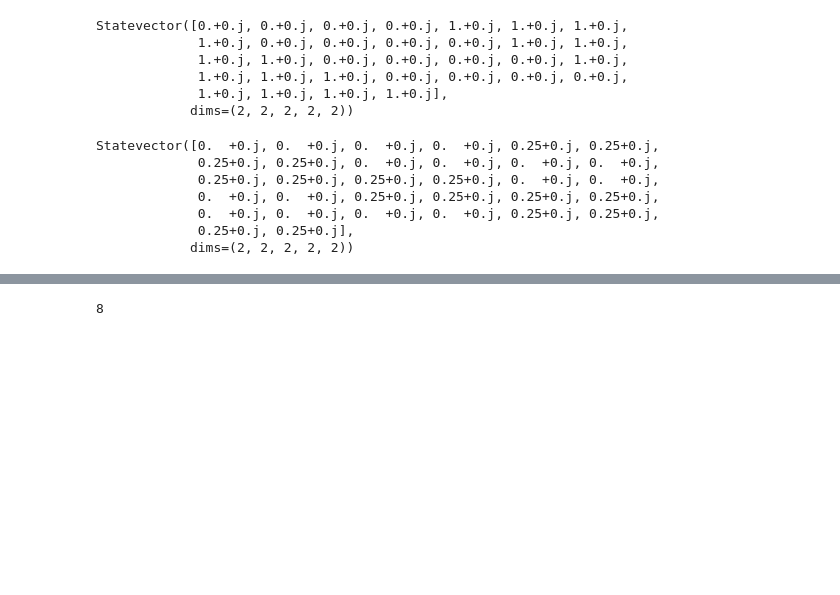
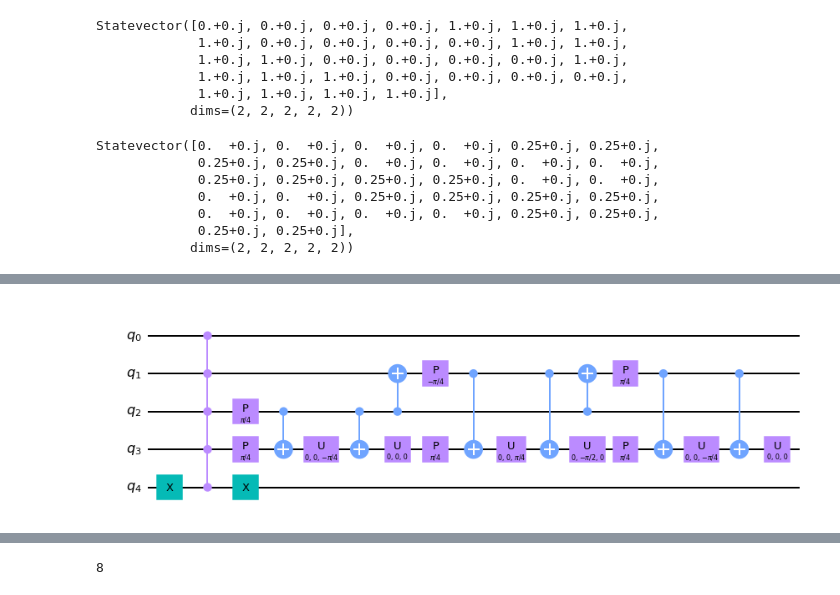
Before and after one commit to Eagle-quantum/QuPCA, a Jupyter notebook: new_tomography.ipynb, the cells around one changed output, grey strips where cells are left out. Drawn from its saved outputs; the diff is of its cells as text; code cells hidden in the pictures; blank space fills up the shorter version.

```diff
--- a/new_tomography.ipynb
+++ b/new_tomography.ipynb
@@ -295,0 +359,13 @@ state_preparation.h(2)
+# %%
+from qiskit.circuit.library.phase_oracle import PhaseOracle
+expression = '(a & b & c & d & e) | (e & d & b & ~a & c)| (~e & d & b & ~a & c)'
+#expression = '(c & d & e) | (~c&d&e)'
+phaseOracle=PhaseOracle(expression)
+'''state_preparation=QuantumCircuit(5)
+for i in range(5):
+    state_preparation.h(i)'''
+groverOperator=GroverOperator(oracle=phaseOracle,insert_barriers=True)
+expression_problem = AmplificationProblem(phaseOracle,grover_operator=groverOperator)
+display(expression_problem.grover_operator.oracle.decompose().draw(output='mpl'))
+# %% [output]
+[figure, added]
```
Also changed, not shown: parts of 18 cells of this notebook.
